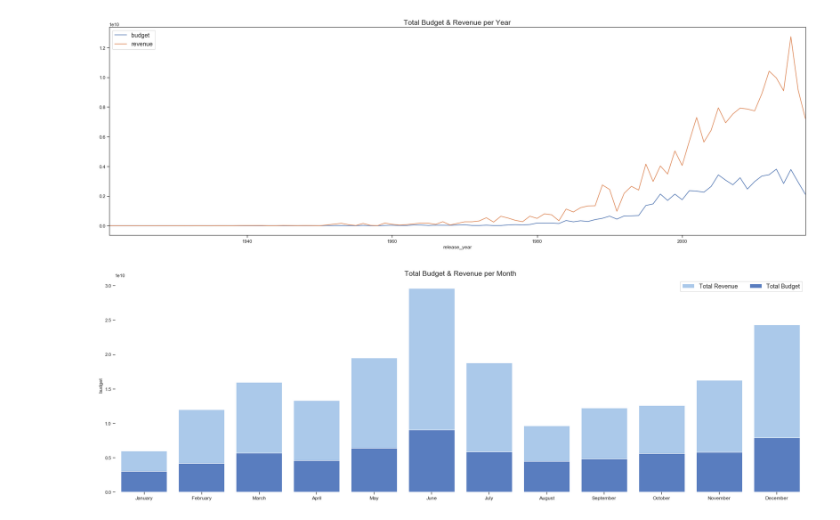
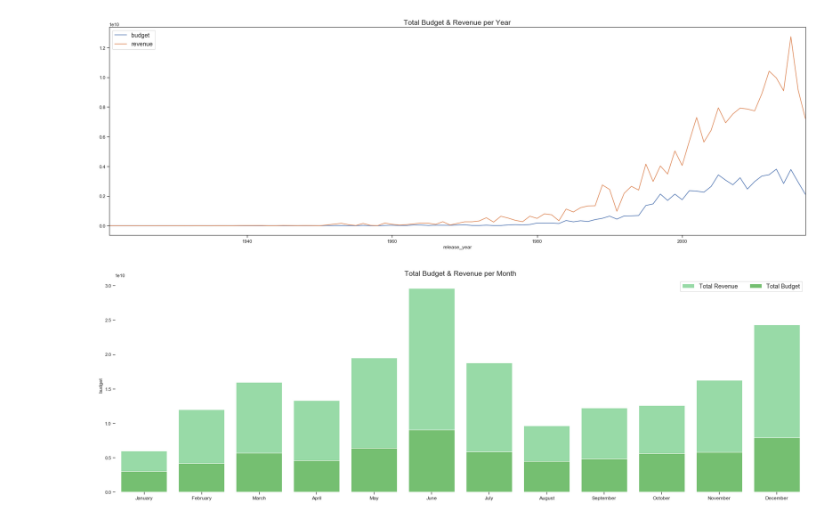
Before and after one commit to robert-myers/tmdb-box-office-prediction, a Jupyter notebook: Untitled.ipynb, the cells around one changed output. Saved outputs shown, nothing was run; the diff lists cells and outputs as text; code cells hidden in the pictures.

```diff
--- a/Untitled.ipynb
+++ b/Untitled.ipynb
@@ -59,7 +59,7 @@ train_df = pd.read_csv("data/train.csv")
 dictionary_columns = ["belongs_to_collection", "genres", "production_companies", "production_countries", "spoken_languages", "Keywords", "cast", "crew"]
 
 for column in dictionary_columns:
-    train_df[column] = train_df[column].apply(lambda row: ast.literal_eval(row) if not pd.isna(row) else [])
+    train_df[column] = train_df[column].apply(lambda row: ast.literal_eval(row) if not pd.isna(row) else [{"name": "NO DATA"}])
 
 train_df["release_date"] = pd.to_datetime(train_df["release_date"])
 train_df["release_date"] = train_df["release_date"].apply(lambda row: row - relativedelta(years=100) if row >= datetime.now() else row)
@@ -205,31 +207,30 @@ pd.reset_option("display.float_format")
 # %%
 fig, ax = plt.subplots(figsize=(24,8), sharex=True, sharey=True)
 
 # train_df[["release_month", "budget", "revenue"]].groupby("release_month").sum().plot(ax=ax)
 
 data = train_df[["release_month", "budget", "revenue"]].groupby("release_month").sum()
 
 sns.set_color_codes("pastel")
-sns.barplot(x=list(range(12)), y="revenue", data=data, ax=ax, label="Total Revenue", color="b")
+sns.barplot(x=list(range(12)), y="revenue", data=data, ax=ax, label="Total Revenue", color="g")
 
 sns.set_color_codes("muted")
-sns.barplot(x=list(range(12)), y="budget", data=data, ax=ax,
-            label="Total Budget", color="b")
+sns.barplot(x=list(range(12)), y="budget", data=data, ax=ax, label="Total Budget", color="g")
 
 ax.set_xticks(range(12))
 ax.set_xticklabels(calendar.month_name[1:], fontsize="large")
 
 # ax.set_yticks(range(30))
 # ax.set_yticklabels(range(1,31))
 
 ax.set_title("Total Budget & Revenue per Month", fontsize="xx-large")
 
 ax.legend(ncol=2, frameon=True, fontsize="x-large")
 sns.despine(left=True, bottom=True)
 
 plt.tight_layout()
 # %% [output]
-[figure, old version]
+[figure, new version]
 # %%
 def find_in_movie(row, name):
     """
```
Also changed, not shown: parts of 12 cells of this notebook.
